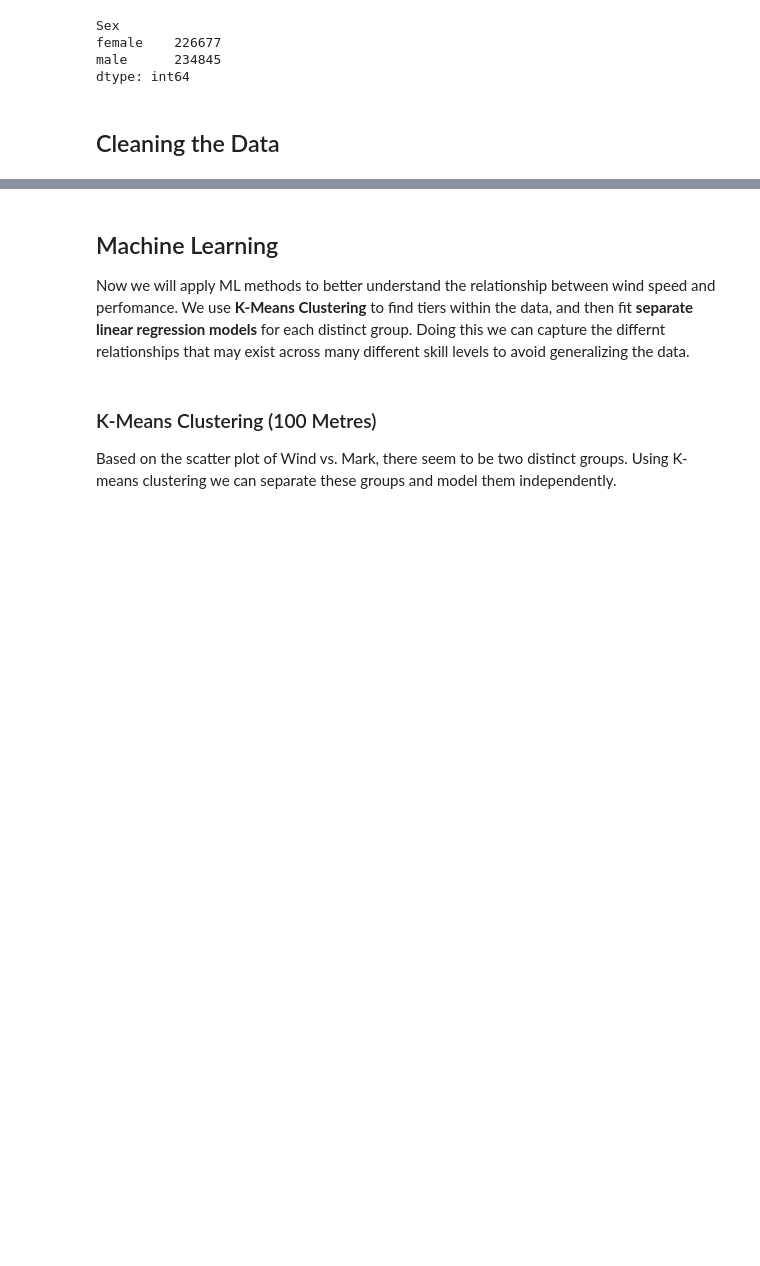
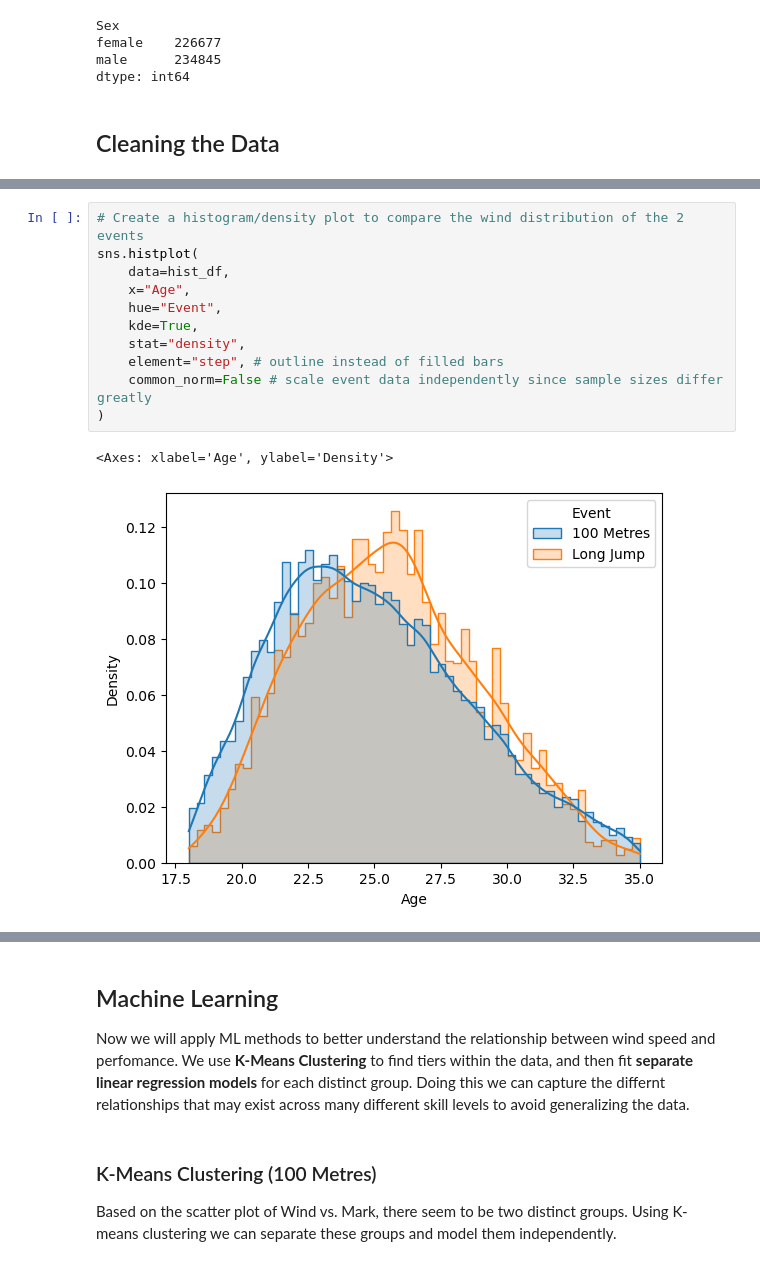
Before and after one commit to abarnes05/DS-final-project, a Jupyter notebook: Final Project.ipynb, the cells around one changed output, grey strips where cells are left out. Saved outputs shown, nothing was run; the diff lists cells and outputs as text; blank space fills up the shorter version.

```diff
--- a/Final Project.ipynb
+++ b/Final Project.ipynb
@@ -177,0 +167,14 @@ sns.scatterplot(x='Wind', y='Score', data=running_df)
+# %%
+# Create a histogram/density plot to compare the wind distribution of the 2 events
+sns.histplot(
+    data=hist_df,
+    x="Age",
+    hue="Event",
+    kde=True,
+    stat="density",
+    element="step", # outline instead of filled bars
+    common_norm=False # scale event data independently since sample sizes differ greatly
+)
+# %% [output]
+<Axes: xlabel='Age', ylabel='Density'>
+[figure, added]
```
Also changed, not shown: parts of 21 cells of this notebook.
